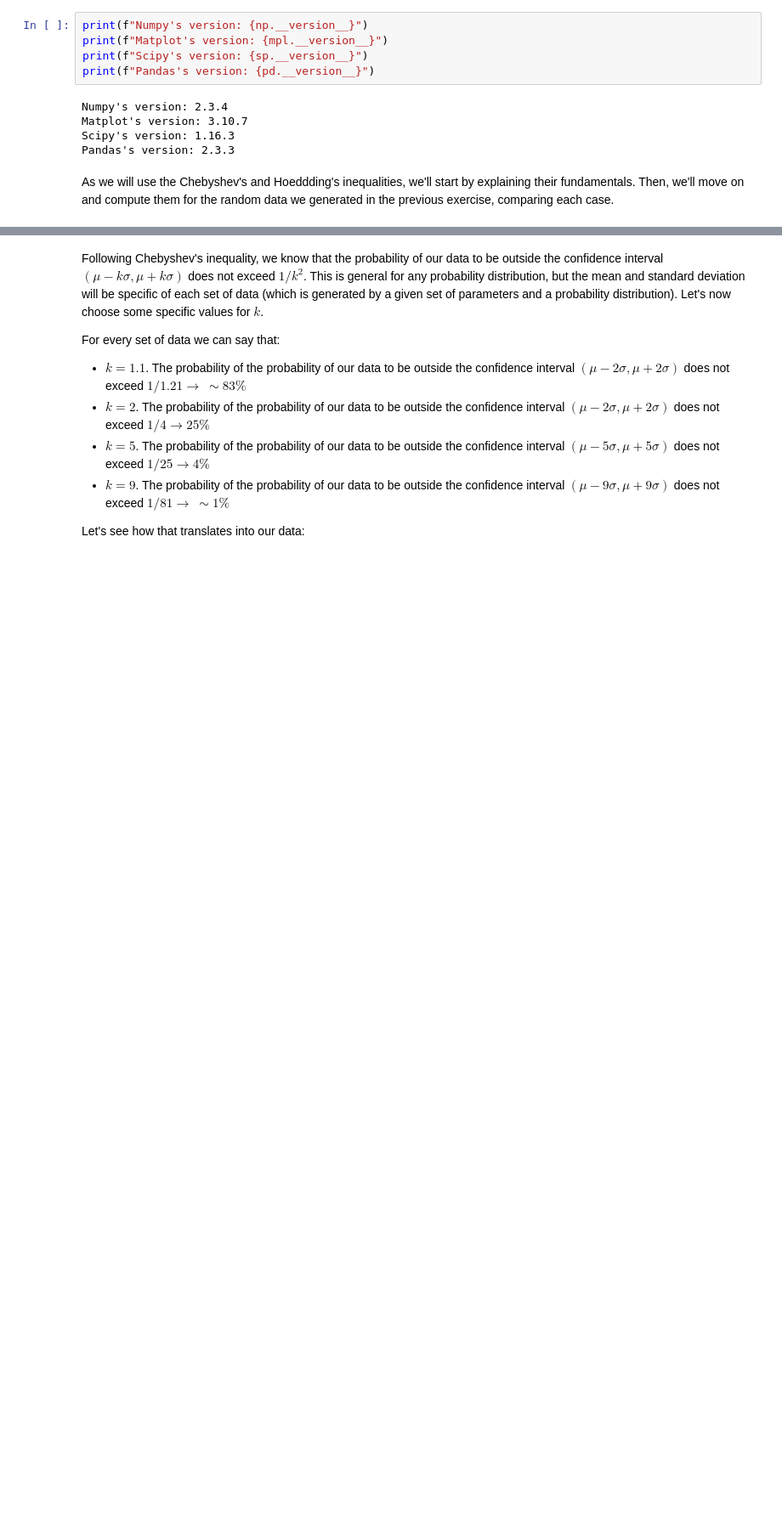
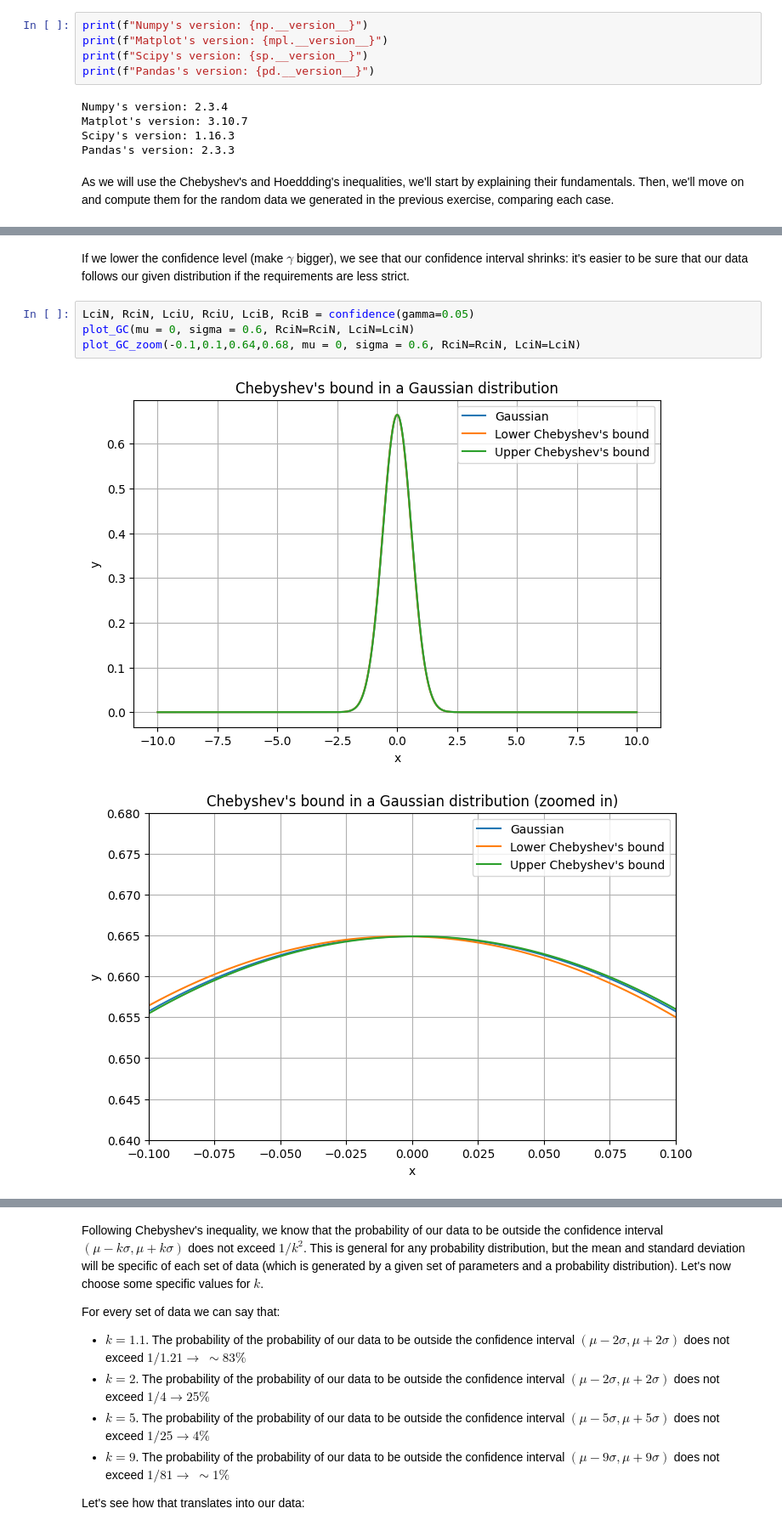
Before and after one commit to g1nj0L/AAQL_2025, a Jupyter notebook: problemes/problem_1.ipynb, the cells around one changed output, grey strips where cells are left out. Shown at 85% size. Cells and saved outputs as stored; diff of their text form; blank space fills up the shorter version.

```diff
--- a/problemes/problem_1.ipynb
+++ b/problemes/problem_1.ipynb
@@ -105,0 +181,9 @@ sB = np.std(y_beta)
+# %% [markdown]
+If we lower the confidence level (make $\gamma$ bigger), we see that our confidence interval shrinks: it's easier to be sure that our data follows our given distribution if the requirements are less strict.
+# %%
+LciN, RciN, LciU, RciU, LciB, RciB = confidence(gamma=0.05)
+plot_GC(mu = 0, sigma = 0.6, RciN=RciN, LciN=LciN)
+plot_GC_zoom(-0.1,0.1,0.64,0.68, mu = 0, sigma = 0.6, RciN=RciN, LciN=LciN)
+# %% [output]
+[figure, added]
+[figure, added]
```
Also changed, not shown: parts of 21 cells of this notebook.
